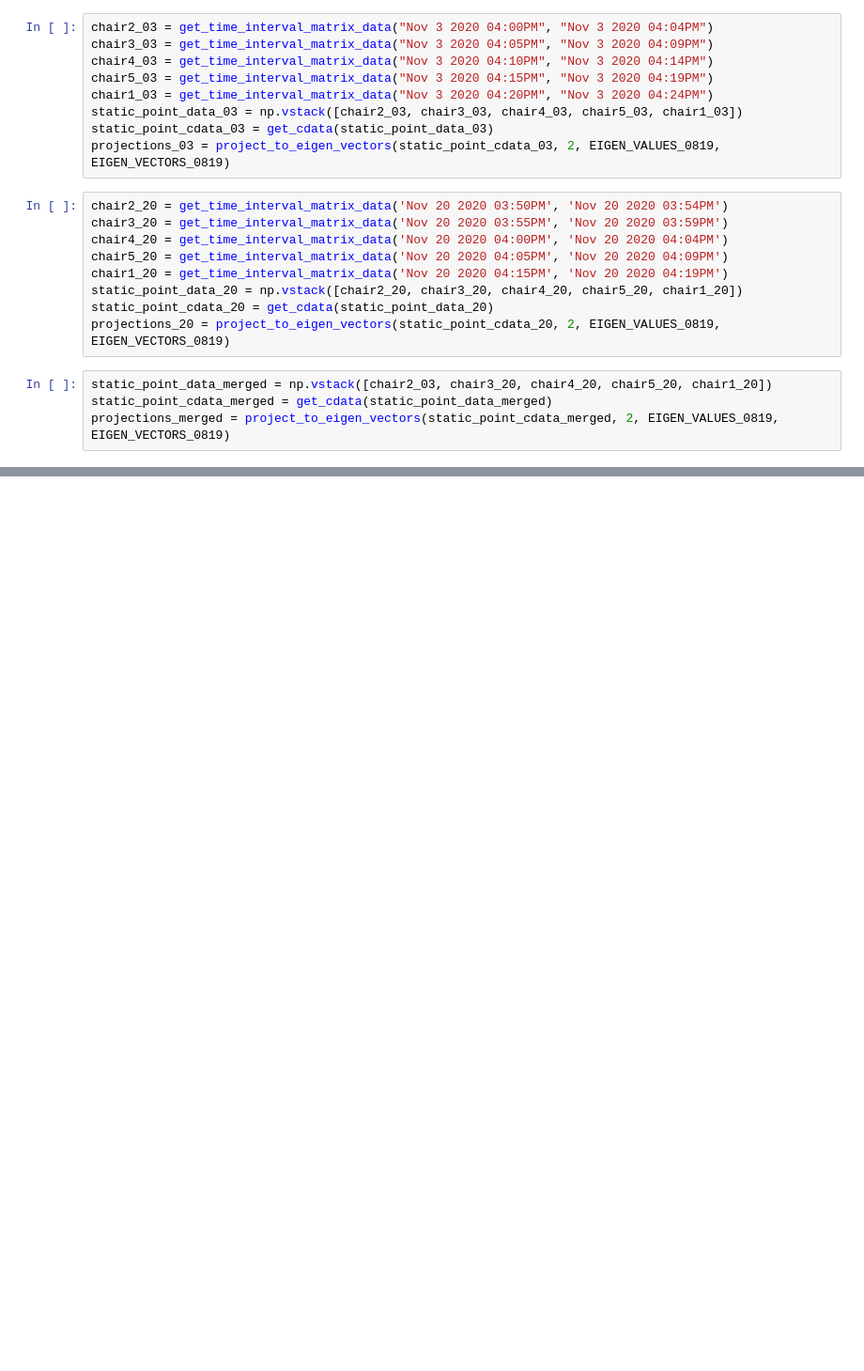
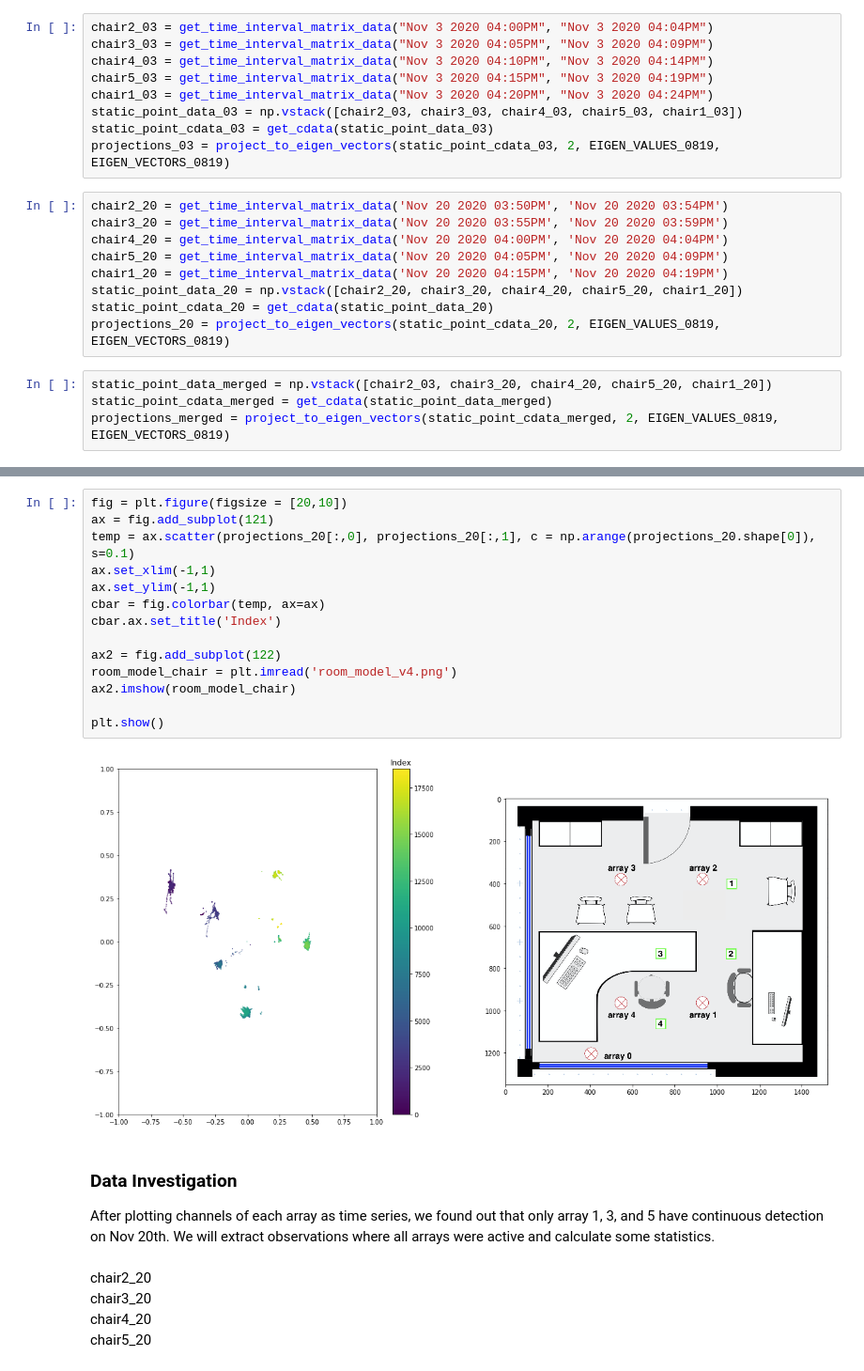
Before and after one commit to ArdelAlegre1/SoundMapping, a Jupyter notebook: Analysis/notebooks/static_point_exp_1120.ipynb, the cells around one changed output, grey strips where cells are left out. Shown at 94% size. Saved outputs shown, nothing was run; the diff lists cells and outputs as text; blank space fills up the shorter version.

```diff
--- a/Analysis/notebooks/static_point_exp_1120.ipynb
+++ b/Analysis/notebooks/static_point_exp_1120.ipynb
@@ -247,0 +52,24 @@ plt.plot(projections_3)
+# %%
+fig = plt.figure(figsize = [20,10])
+ax = fig.add_subplot(121)
+temp = ax.scatter(projections_20[:,0], projections_20[:,1], c = np.arange(projections_20.shape[0]), s=0.1)
+ax.set_xlim(-1,1)
+ax.set_ylim(-1,1)
+cbar = fig.colorbar(temp, ax=ax)
+cbar.ax.set_title('Index')
+
+ax2 = fig.add_subplot(122)
+room_model_chair = plt.imread('room_model_v4.png')
+ax2.imshow(room_model_chair)
+
+plt.show()
+# %% [output]
+[figure, added]
+# %% [markdown]
+### Data Investigation
+After plotting channels of each array as time series, we found out that only array 1, 3, and 5 have continuous detection on Nov 20th. We will extract observations where all arrays were active and calculate some statistics.
+# %% [markdown]
+chair2_20 <br>
+chair3_20 <br>
+chair4_20 <br>
+chair5_20 <br>
```
Also changed, not shown: parts of 45 cells of this notebook, 1 other file.
